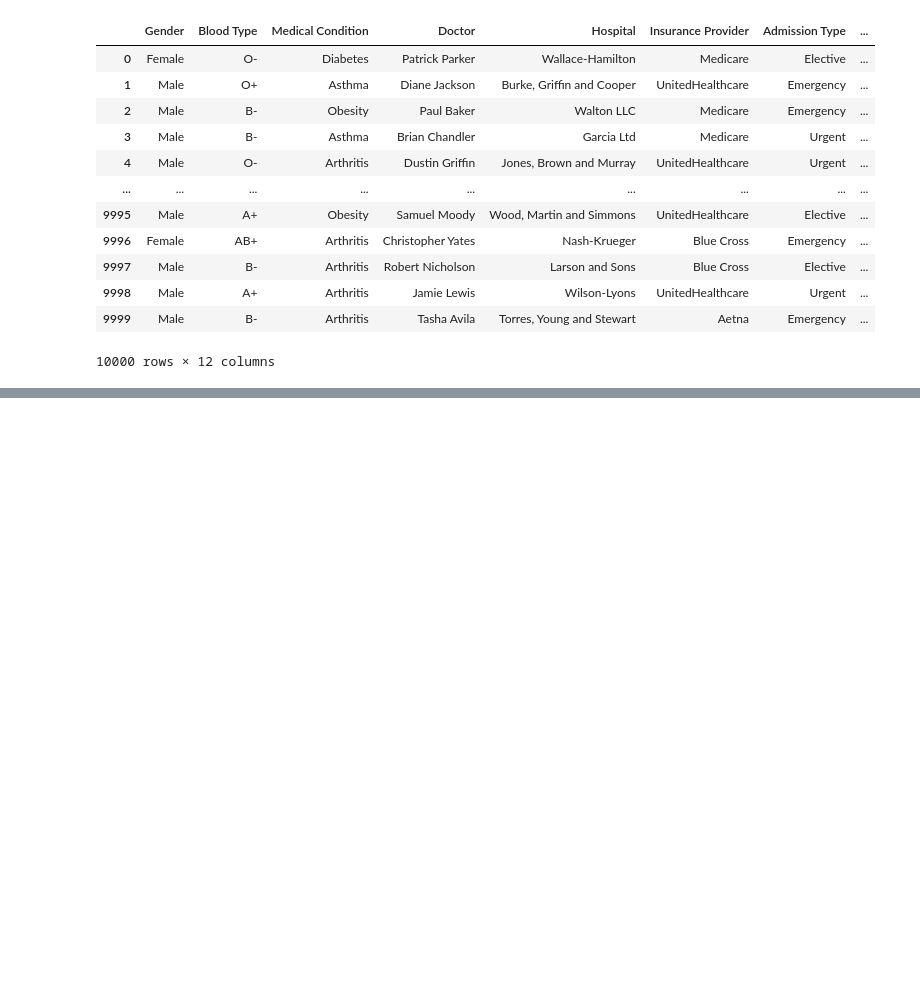
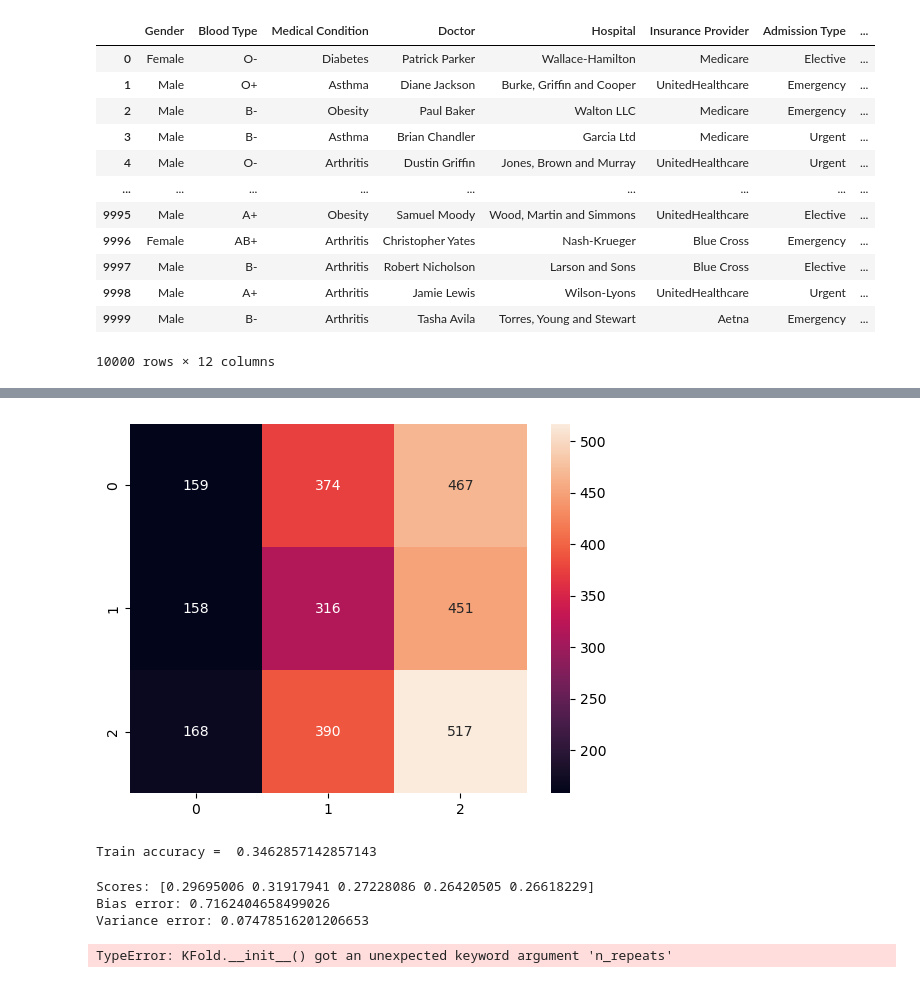
Before and after one commit to saravanans200/Datadrift_POC_with_health_data, a Jupyter notebook: Datadrift.ipynb, the cells around one changed output, grey strips where cells are left out. Cells and saved outputs as stored; diff of their text form; code cells hidden in the pictures; blank space fills up the shorter version.

```diff
--- a/Datadrift.ipynb
+++ b/Datadrift.ipynb
@@ -352,0 +476,2 @@ input_data
+# %%
+x_train, x_test, y_train, y_test = train_test_split(x,y,test_size=0.3,random_state=10)
@@ -352,0 +494,39 @@ input_data
+# %%
+lr = LogisticRegression(multi_class='multinomial', solver='lbfgs')
+# %%
+lr_model = lr.fit(x_train,y_train)
+# %%
+y_test_pred = lr_model.predict(x_test)
+y_train_pred = lr_model.predict(x_train)
+y_test_prob_1 = lr_model.predict_proba(x_test)[:,1]
+# %%
+cm = confusion_matrix(y_test,y_test_pred)
+sns.heatmap(cm,annot=True,fmt='.0f');
+# %% [output]
+[figure, added]
+# %%
+lr_accuracy_score = accuracy_score(y_train,y_train_pred)
+print("Train accuracy = ",lr_accuracy_score)
+# %% [output]
+Train accuracy =  0.3462857142857143
+# %%
+k = KFold(n_splits = 5, shuffle = True, random_state = 48)
+scores = cross_val_score(lr,x,y,cv=k,scoring = 'f1_weighted')
+dt_bias = 1-np.mean(scores)
+dt_var = np.std(scores)/np.mean(scores)
+print('Scores:',scores)
+print('Bias error:',1-np.mean(scores))
+print('Variance error:', np.std(scores)/np.mean(scores))
+# %% [output]
+Scores: [0.29695006 0.31917941 0.27228086 0.26420505 0.26618229]
+Bias error: 0.7162404658499026
+Variance error: 0.07478516201206653
+# %%
+params = {'penalty':['l1', 'l2', 'elasticnet'], 'solver':['lbfgs', 'liblinear', 'newton-cg', 'newton-cholesky', 'sag', 'saga'], 'n_jobs': np.arange(2,15), 'max_iter': np.arange(2,15), 'random_state': np.arange(2,15)}
+cv = KFold(n_splits=10, n_repeats=3, random_state=1)
+grid_search = GridSearchCV(estimator=model, param_grid=grid, n_jobs=-1, cv=cv, scoring='accuracy',error_score=0)
+grid_result = grid_search.fit(X, y)
+lr = GridSearchCV(lr,param_grid=params,cv=5,scoring='recall')
+lr.fit(x_train,y_train)
+# %% [output]
+TypeError: KFold.__init__() got an unexpected keyword argument 'n_repeats'
```
Also changed, not shown: parts of 33 cells of this notebook.
